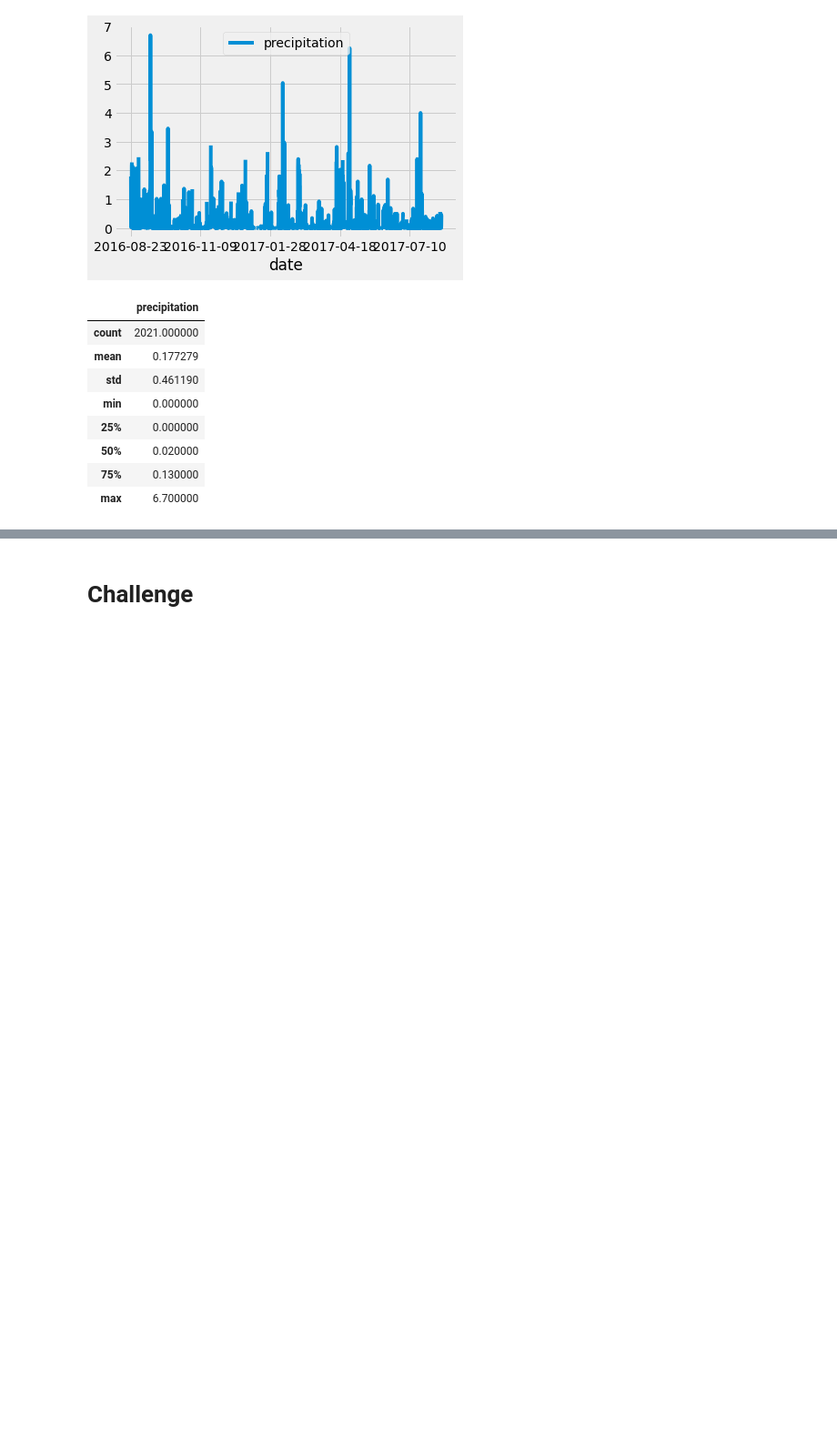
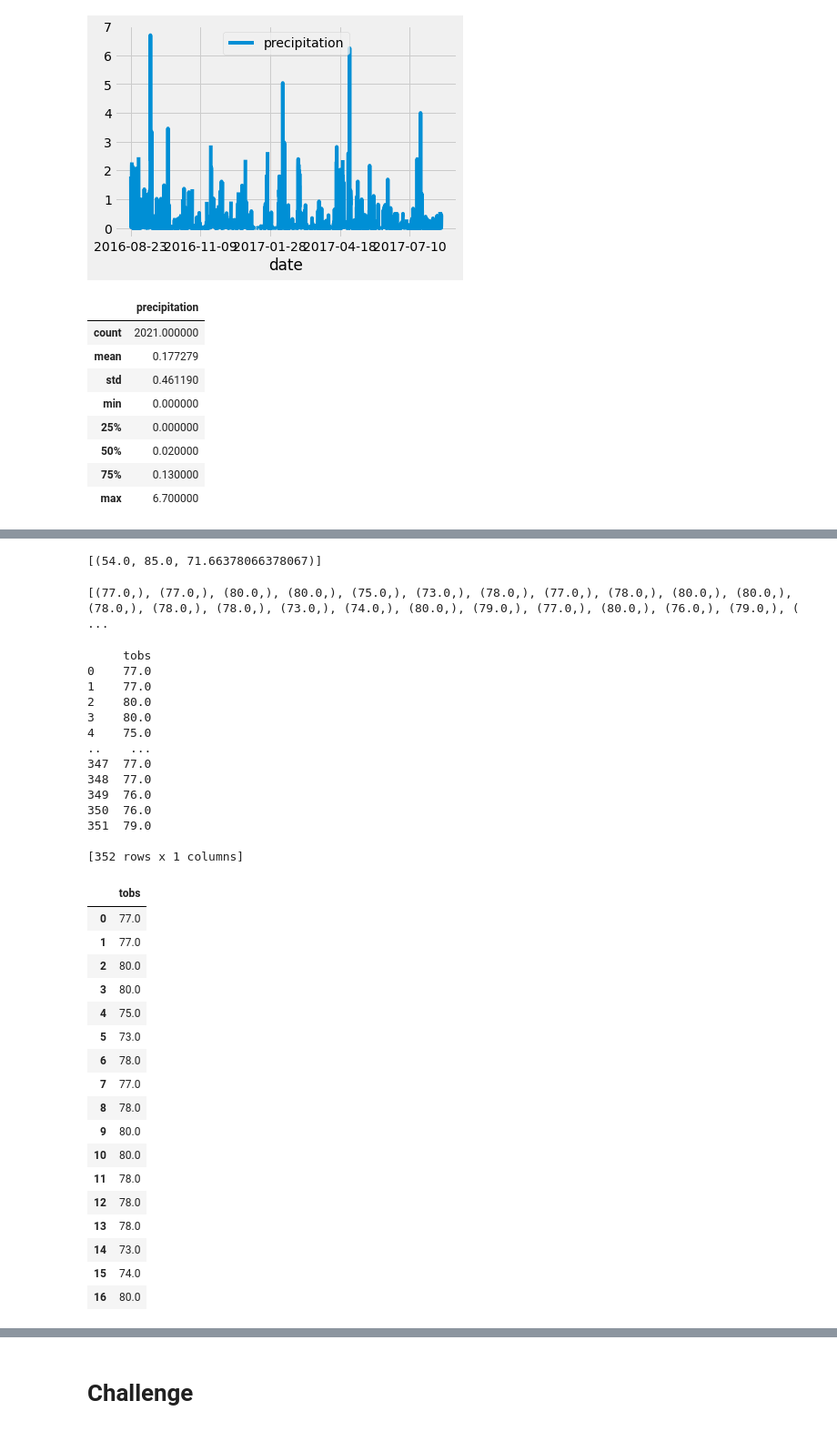
Before and after one commit to Isabel-gt/surfs_up, a Jupyter notebook: climate_analysis.ipynb, the cells around one changed output, grey strips where cells are left out. Shown: that part at 91% size. Cells and saved outputs as stored; diff of their text form; code cells hidden in the pictures; blank space fills up the shorter version.

```diff
--- a/climate_analysis.ipynb
+++ b/climate_analysis.ipynb
@@ -133,6 +151,55 @@ df.describe()
 # %%
 # Using the station id from the previous query, calculate the lowest temperature recorded,
 # highest temperature recorded, and average temperature most active station?
+session.query()
+session.query(func.min(Measurement.tobs), func.max(Measurement.tobs), func.avg(Measurement.tobs)).\
+filter(Measurement.station == 'USC00519281').all()
+# %% [output]
+[(54.0, 85.0, 71.66378066378067)]
 # %%
 # Choose the station with the highest number of temperature observations.
 # Query the last 12 months of temperature observation data for this station and plot the results as a histogram
+results = session.query(Measurement.tobs).\
+filter(Measurement.station == 'USC00519281').\
+filter(Measurement.date >= prev_year).all()
+print(results)
+# %% [output]
+[(77.0,), (77.0,), (80.0,), (80.0,), (75.0,), (73.0,), (78.0,), (77.0,), (78.0,), (80.0,), (80.0,), (78.0,), (78.0,), (78.0,), (73.0,), (74.0,), (80.0,), (79.0,), (77.0,), (80.0,), (76.0,), (79.0,), ( ...
+# %%
+# Convert the Temperature Observation Results to a DataFrame
+df2 = pd.DataFrame(results, columns=['tobs'])
+print(df2)
+df2.head(17)
+# %% [output]
+     tobs
+0    77.0
+1    77.0
+2    80.0
+3    80.0
+4    75.0
+..    ...
+347  77.0
+348  77.0
+349  76.0
+350  76.0
+351  79.0
+
+[352 rows x 1 columns]
+|  | tobs |
+| 0 | 77.0 |
+| 1 | 77.0 |
+| 2 | 80.0 |
+| 3 | 80.0 |
+| 4 | 75.0 |
+| 5 | 73.0 |
+| 6 | 78.0 |
+| 7 | 77.0 |
+| 8 | 78.0 |
+| 9 | 80.0 |
+| 10 | 80.0 |
+| 11 | 78.0 |
+| 12 | 78.0 |
+| 13 | 78.0 |
+| 14 | 73.0 |
+| 15 | 74.0 |
+| 16 | 80.0 |
```
Also changed, not shown: parts of 4 cells of this notebook.
